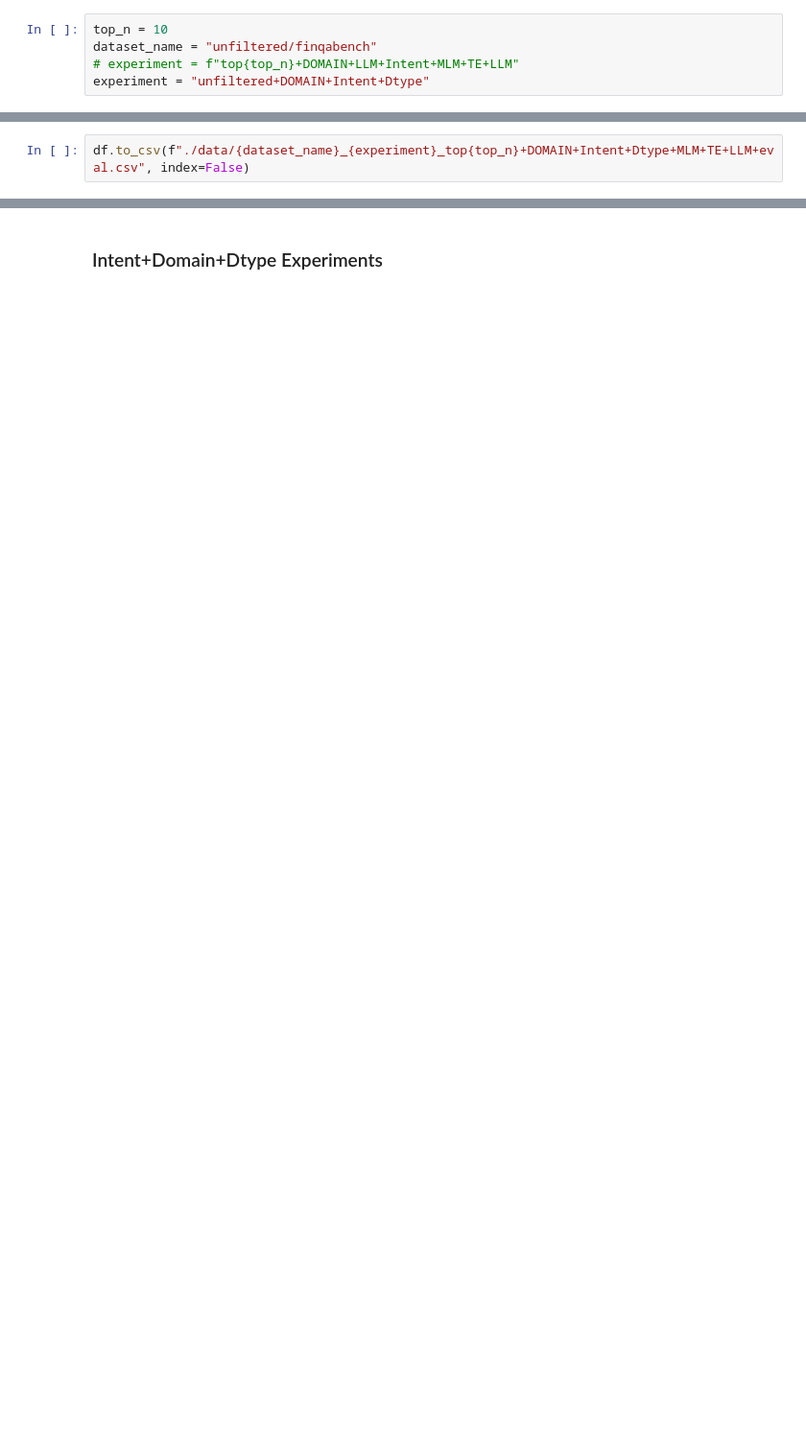
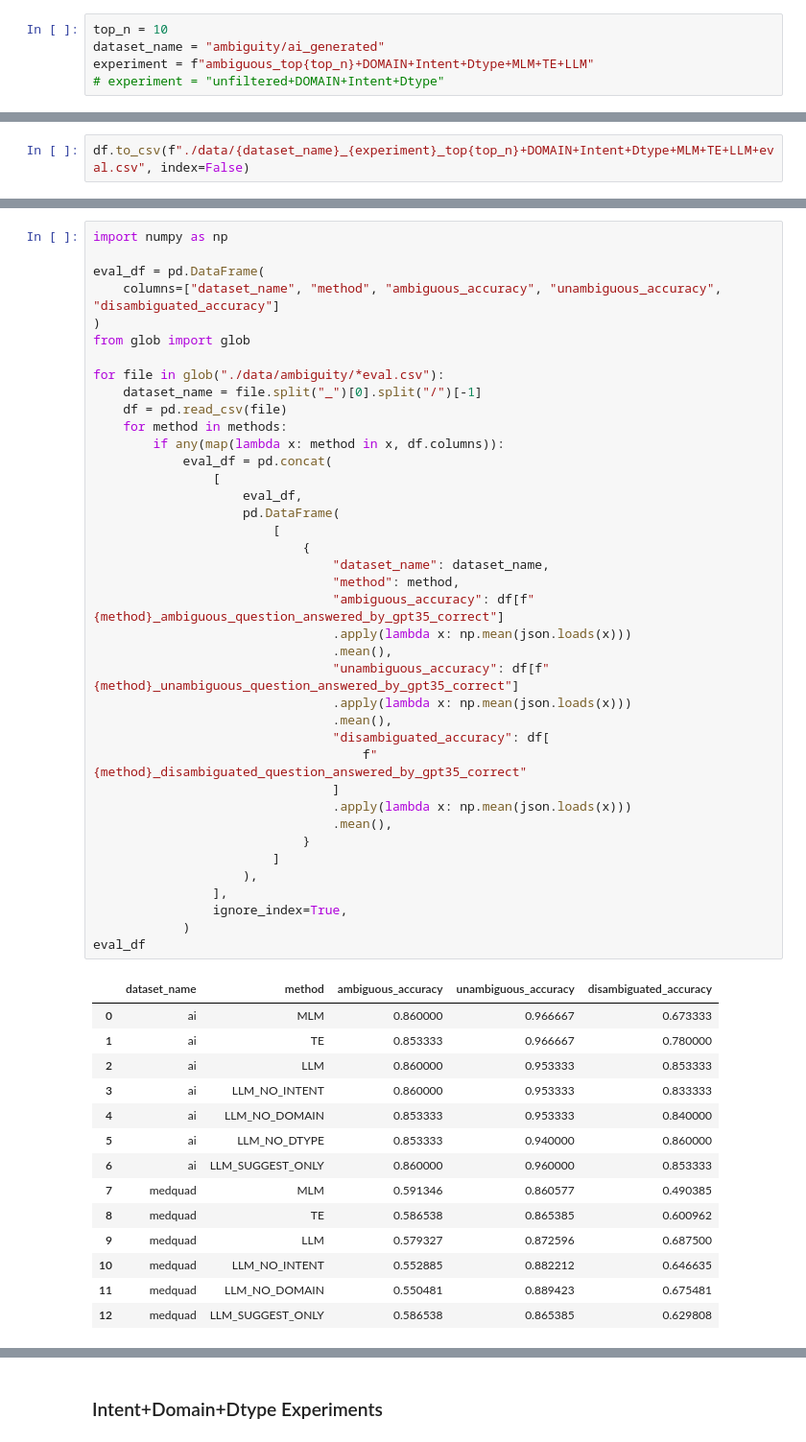
Before and after one commit to darktheorys/smartrag, a Jupyter notebook: notebooks/Scoring_and_Comparison.ipynb, the cells around one changed output, grey strips where cells are left out. Shown at 96% size. Drawn from its saved outputs; the diff is of its cells as text; blank space fills up the shorter version.

```diff
--- a/notebooks/Scoring_and_Comparison.ipynb
+++ b/notebooks/Scoring_and_Comparison.ipynb
@@ -19,9 +19,9 @@ from disambiguation_methods.domain_extractor import categories
 from tqdm import tqdm
 # %%
 top_n = 10
-dataset_name = "unfiltered/finqabench"
-# experiment = f"top{top_n}+DOMAIN+LLM+Intent+MLM+TE+LLM"
-experiment = "unfiltered+DOMAIN+Intent+Dtype"
+dataset_name = "ambiguity/ai_generated"
+experiment = f"ambiguous_top{top_n}+DOMAIN+Intent+Dtype+MLM+TE+LLM"
+# experiment = "unfiltered+DOMAIN+Intent+Dtype"
 # %%
 df = pd.read_csv(f"./data/{dataset_name}_{experiment}.csv")
 # %% [markdown]
@@ -200,0 +175,54 @@ df = pd.read_csv(f"./data/{dataset_name}_ambiguous_top{top_n}+DOMAIN+LLM+Intent+
+# %%
+import numpy as np
+
+eval_df = pd.DataFrame(
+    columns=["dataset_name", "method", "ambiguous_accuracy", "unambiguous_accuracy", "disambiguated_accuracy"]
+)
+from glob import glob
+
+for file in glob("./data/ambiguity/*eval.csv"):
+    dataset_name = file.split("_")[0].split("/")[-1]
+    df = pd.read_csv(file)
+    for method in methods:
+        if any(map(lambda x: method in x, df.columns)):
+            eval_df = pd.concat(
+                [
+                    eval_df,
+                    pd.DataFrame(
+                        [
+                            {
+                                "dataset_name": dataset_name,
+                                "method": method,
+                                "ambiguous_accuracy": df[f"{method}_ambiguous_question_answered_by_gpt35_correct"]
+                                .apply(lambda x: np.mean(json.loads(x)))
+                                .mean(),
+                                "unambiguous_accuracy": df[f"{method}_unambiguous_question_answered_by_gpt35_correct"]
+                                .apply(lambda x: np.mean(json.loads(x)))
+                                .mean(),
+                                "disambiguated_accuracy": df[
+                                    f"{method}_disambiguated_question_answered_by_gpt35_correct"
+                                ]
+                                .apply(lambda x: np.mean(json.loads(x)))
+                                .mean(),
+                            }
+                        ]
+                    ),
+                ],
+                ignore_index=True,
+            )
+eval_df
+# %% [output]
+|  | dataset_name | method | ambiguous_accuracy | unambiguous_accuracy | disambiguated_accuracy |
+| 0 | ai | MLM | 0.860000 | 0.966667 | 0.673333 |
+| 1 | ai | TE | 0.853333 | 0.966667 | 0.780000 |
+| 2 | ai | LLM | 0.860000 | 0.953333 | 0.853333 |
+| 3 | ai | LLM_NO_INTENT | 0.860000 | 0.953333 | 0.833333 |
+| 4 | ai | LLM_NO_DOMAIN | 0.853333 | 0.953333 | 0.840000 |
+| 5 | ai | LLM_NO_DTYPE | 0.853333 | 0.940000 | 0.860000 |
+| 6 | ai | LLM_SUGGEST_ONLY | 0.860000 | 0.960000 | 0.853333 |
+| 7 | medquad | MLM | 0.591346 | 0.860577 | 0.490385 |
+| 8 | medquad | TE | 0.586538 | 0.865385 | 0.600962 |
+| 9 | medquad | LLM | 0.579327 | 0.872596 | 0.687500 |
+| 10 | medquad | LLM_NO_INTENT | 0.552885 | 0.882212 | 0.646635 |
+| 11 | medquad | LLM_NO_DOMAIN | 0.550481 | 0.889423 | 0.675481 |
+| 12 | medquad | LLM_SUGGEST_ONLY | 0.586538 | 0.865385 | 0.629808 |
```
Also changed, not shown: parts of 14 cells of this notebook, 15 other files.
